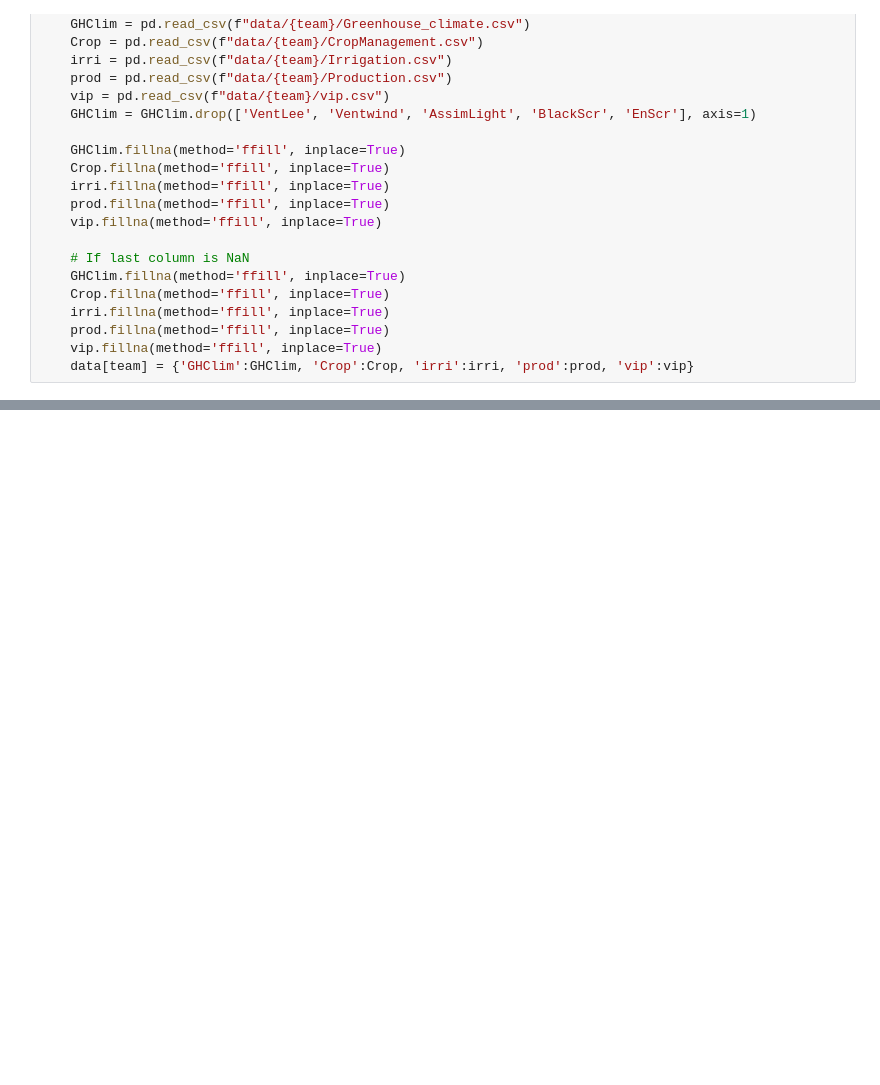
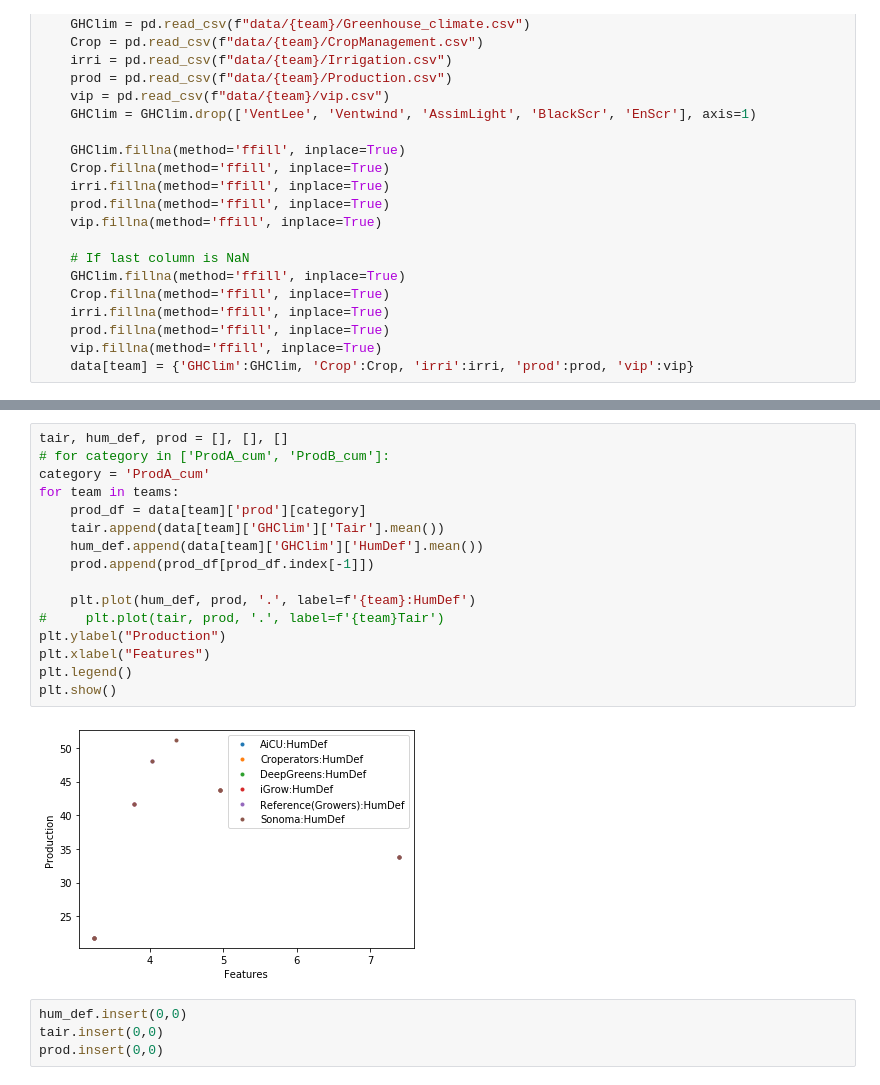
Before and after one commit to readmees/erudite2020, a Jupyter notebook: Autonomous greenhouse challenge.ipynb, the cells around one changed output, grey strips where cells are left out. Drawn from its saved outputs; the diff is of its cells as text; blank space fills up the shorter version.

```diff
--- a/Autonomous greenhouse challenge.ipynb
+++ b/Autonomous greenhouse challenge.ipynb
@@ -46,0 +51,22 @@ plt.show()
+# %%
+tair, hum_def, prod = [], [], []
+# for category in ['ProdA_cum', 'ProdB_cum']:
+category = 'ProdA_cum'
+for team in teams:
+    prod_df = data[team]['prod'][category]
+    tair.append(data[team]['GHClim']['Tair'].mean())
+    hum_def.append(data[team]['GHClim']['HumDef'].mean())
+    prod.append(prod_df[prod_df.index[-1]])
+
+    plt.plot(hum_def, prod, '.', label=f'{team}:HumDef')
+#     plt.plot(tair, prod, '.', label=f'{team}Tair')
+plt.ylabel("Production")
+plt.xlabel("Features")
+plt.legend()
+plt.show()
+# %% [output]
+[figure, added]
+# %%
+hum_def.insert(0,0)
+tair.insert(0,0)
+prod.insert(0,0)
```
Also changed, not shown: parts of 5 cells of this notebook.
